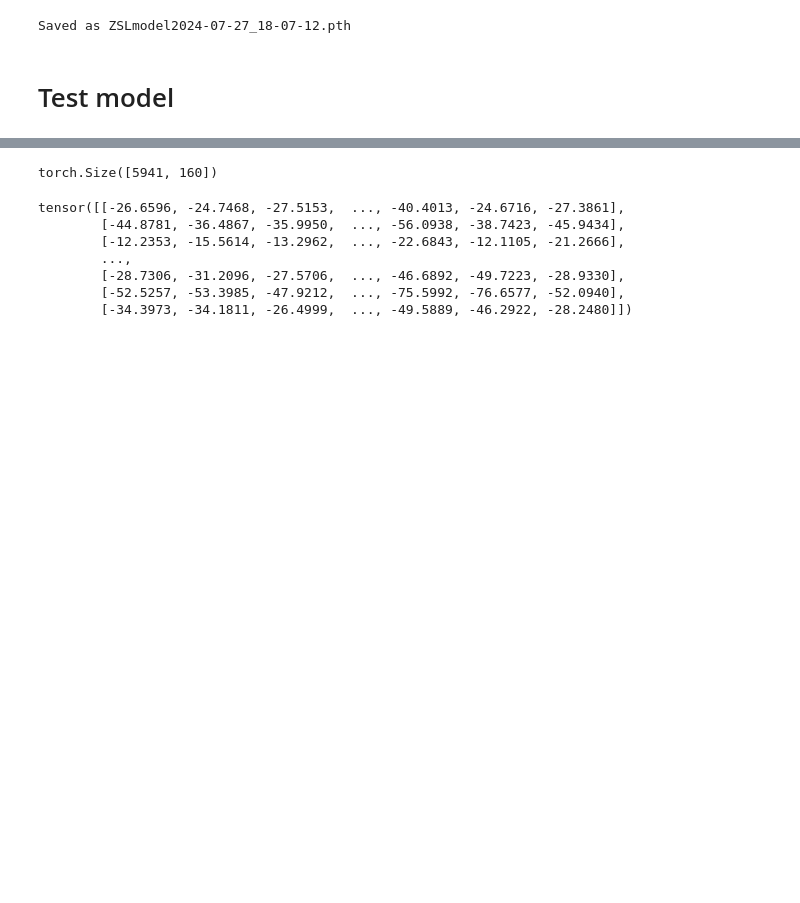
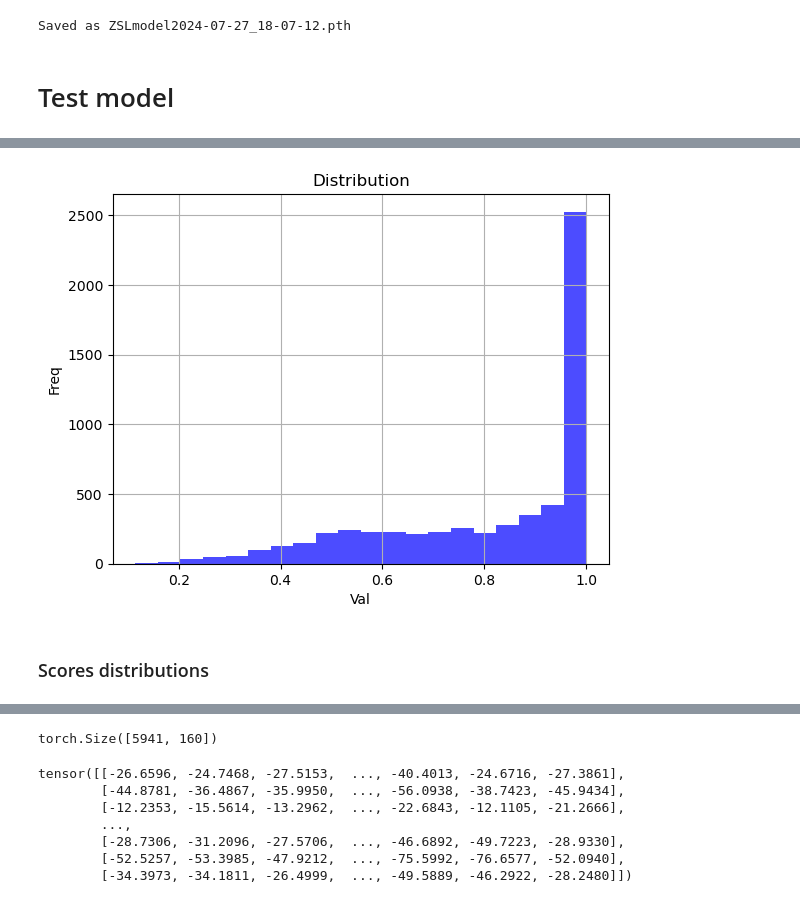
Before and after one commit to JICV4/Thesis, a Jupyter notebook: Example_ZSL.ipynb, the cells around one changed output, grey strips where cells are left out. Cells and saved outputs as stored; diff of their text form; code cells hidden in the pictures; blank space fills up the shorter version.

```diff
--- a/Example_ZSL.ipynb
+++ b/Example_ZSL.ipynb
@@ -232,0 +303,9 @@ For the level Strain the F1 score is: 0.9641870260238647
+# %%
+prob_maxes = []
+for i in range(len(best)):
+    prob_max = torch.max(prob[i])
+    prob_maxes.append(prob_max)
+    prob_mean = torch.mean(prob[i])
+    prob_std = torch.std(prob[i])
+    print(f"for the set {i}: max: {prob_max} | mean: {prob_mean} | std: {prob_std}")
+#Note: max probabilities are in general very low, but its because of the number of seq analyzed
@@ -232,0 +330,6 @@ For the level Strain the F1 score is: 0.9641870260238647
+# %%
+plot_distribution(prob_maxes) #Here you notice that some max values are very low, consider the threshold
+# %% [output]
+[figure, added]
+# %% [markdown]
+### Scores distributions
```
Also changed, not shown: parts of 43 cells of this notebook, 2 other files.
